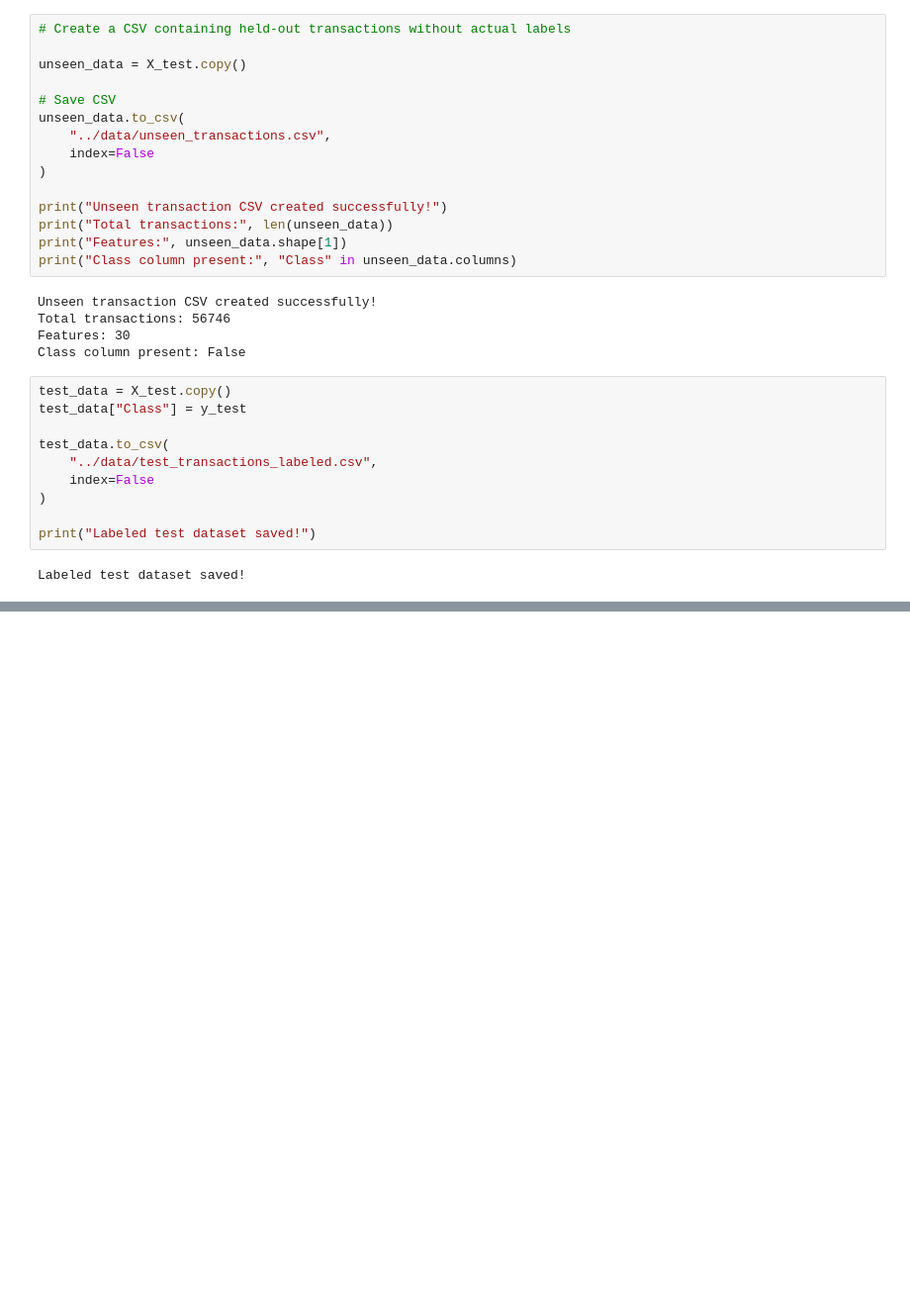
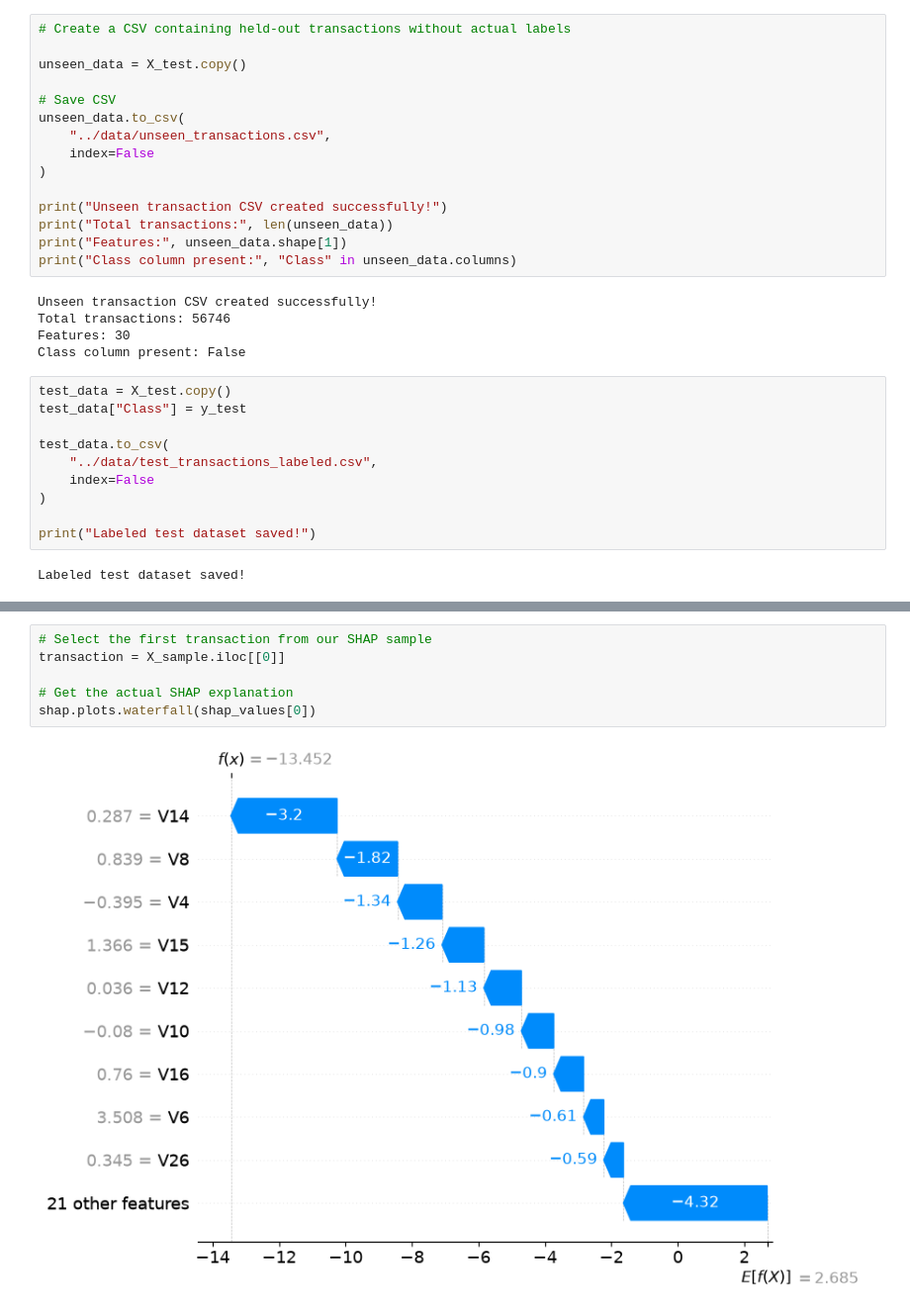
Before and after one commit to ArpitUniyal/credit-card-fraud-detection, a Jupyter notebook: notebooks/fraud_detection.ipynb, the cells around one changed output, grey strips where cells are left out. Shown at 99% size. Cells and saved outputs as stored; diff of their text form; blank space fills up the shorter version.

```diff
--- a/notebooks/fraud_detection.ipynb
+++ b/notebooks/fraud_detection.ipynb
@@ -611,0 +655,8 @@ Labeled test dataset saved!
+# %%
+# Select the first transaction from our SHAP sample
+transaction = X_sample.iloc[[0]]
+
+# Get the actual SHAP explanation
+shap.plots.waterfall(shap_values[0])
+# %% [output]
+[figure, added]
```
Also changed, not shown: parts of 12 cells of this notebook, 2 other files.
